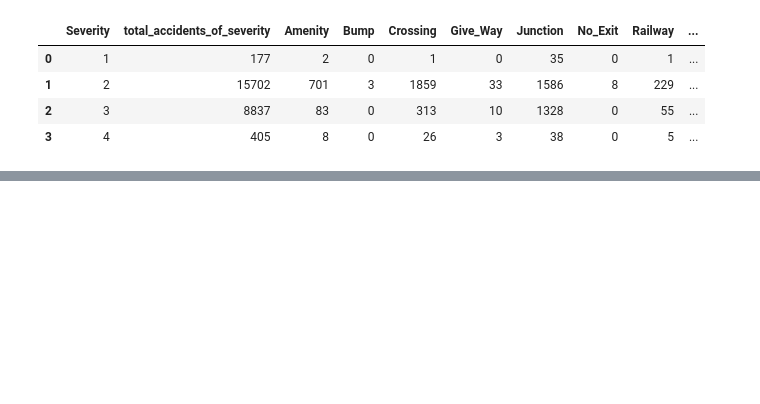
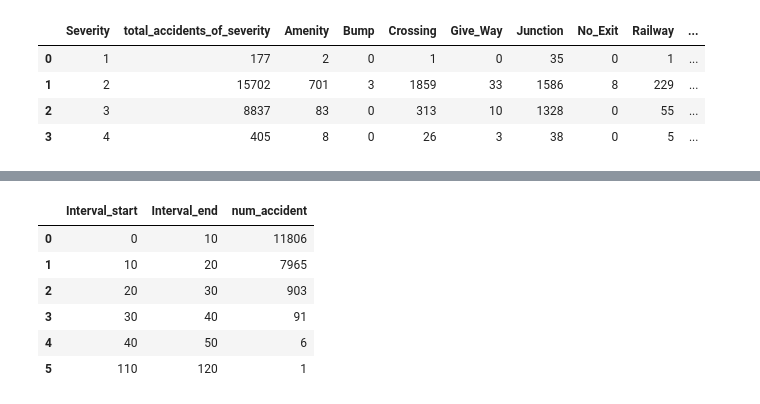
Before and after one commit to KaiyuWang19970221/BA775-teamproject, a Jupyter notebook: team6.ipynb, the cells around one changed output, grey strips where cells are left out. Cells and saved outputs as stored; diff of their text form; code cells hidden in the pictures; blank space fills up the shorter version.

```diff
--- a/team6.ipynb
+++ b/team6.ipynb
@@ -303,0 +422,44 @@ ORDER BY Severity
+# %%
+%%bigquery
+SELECT
+    # Interval_start
+    CASE WHEN 0<= Wind_Speed_mph_ AND Wind_Speed_mph_ < 10 THEN 0
+    WHEN 10<= Wind_Speed_mph_ AND Wind_Speed_mph_ < 20 THEN 10
+    WHEN 20<= Wind_Speed_mph_ AND Wind_Speed_mph_ < 30 THEN 20
+    WHEN 30<= Wind_Speed_mph_ AND Wind_Speed_mph_ < 40 THEN 30
+    WHEN 40<= Wind_Speed_mph_ AND Wind_Speed_mph_ < 50 THEN 40
+    WHEN 50<= Wind_Speed_mph_ AND Wind_Speed_mph_ < 60 THEN 50
+    WHEN 60<= Wind_Speed_mph_ AND Wind_Speed_mph_ < 70 THEN 60
+    WHEN 70<= Wind_Speed_mph_ AND Wind_Speed_mph_ < 80 THEN 70
+    WHEN 80<= Wind_Speed_mph_ AND Wind_Speed_mph_ < 90 THEN 80
+    WHEN 90<= Wind_Speed_mph_ AND Wind_Speed_mph_ < 100 THEN 90
+    WHEN 100<= Wind_Speed_mph_ AND Wind_Speed_mph_ < 110 THEN 100
+    WHEN 110<= Wind_Speed_mph_ AND Wind_Speed_mph_ < 120 THEN 110
+    ELSE 120 END AS Interval_start,
+    #Interval_end
+    CASE WHEN 0<= Wind_Speed_mph_ AND Wind_Speed_mph_ < 10 THEN 10
+    WHEN 10<= Wind_Speed_mph_ AND Wind_Speed_mph_ < 20 THEN 20
+    WHEN 20<= Wind_Speed_mph_ AND Wind_Speed_mph_ < 30 THEN 30
+    WHEN 30<= Wind_Speed_mph_ AND Wind_Speed_mph_ < 40 THEN 40
+    WHEN 40<= Wind_Speed_mph_ AND Wind_Speed_mph_ < 50 THEN 50
+    WHEN 50<= Wind_Speed_mph_ AND Wind_Speed_mph_ < 60 THEN 60
+    WHEN 60<= Wind_Speed_mph_ AND Wind_Speed_mph_ < 70 THEN 70
+    WHEN 70<= Wind_Speed_mph_ AND Wind_Speed_mph_ < 80 THEN 80
+    WHEN 80<= Wind_Speed_mph_ AND Wind_Speed_mph_ < 90 THEN 90
+    WHEN 90<= Wind_Speed_mph_ AND Wind_Speed_mph_ < 100 THEN 100
+    WHEN 100<= Wind_Speed_mph_ AND Wind_Speed_mph_ < 110 THEN 110
+    WHEN 110<= Wind_Speed_mph_ AND Wind_Speed_mph_ < 120 THEN 120
+    ELSE 120 END AS Interval_end,
+    COUNT(ID) num_accident
+FROM `ba775-b2-team6.team6.carcrash_MA`
+WHERE IS_NAN(Wind_Speed_mph_) = FALSE AND EXTRACT(year FROM Start_Time) > 2016
+GROUP BY Interval_start, Interval_end
+ORDER BY Interval_start
+# %% [output]
+|  | Interval_start | Interval_end | num_accident |
+| 0 | 0 | 10 | 11806 |
+| 1 | 10 | 20 | 7965 |
+| 2 | 20 | 30 | 903 |
+| 3 | 30 | 40 | 91 |
+| 4 | 40 | 50 | 6 |
+| 5 | 110 | 120 | 1 |
```
Also changed, not shown: parts of 21 cells of this notebook.
